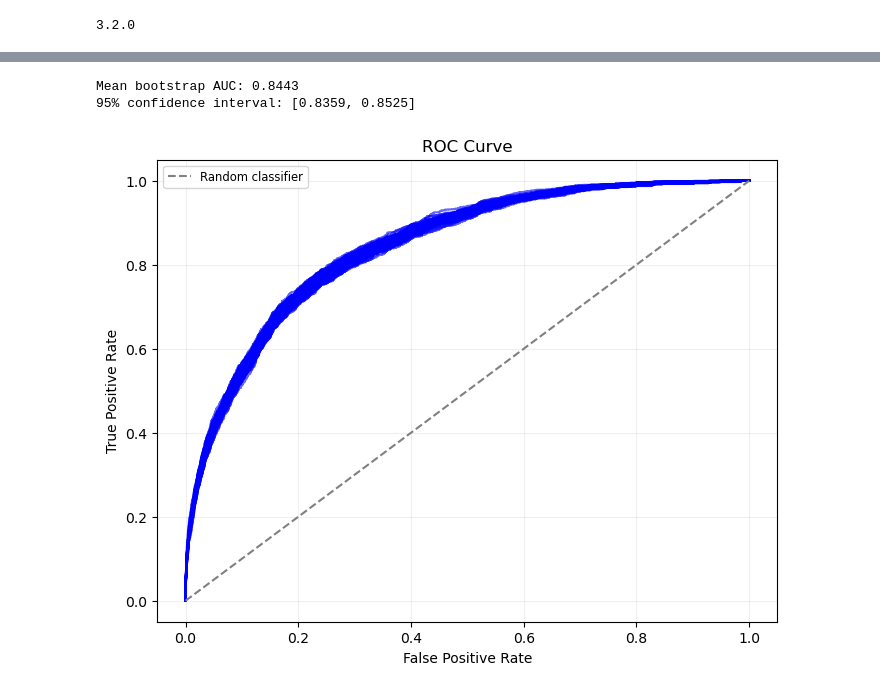
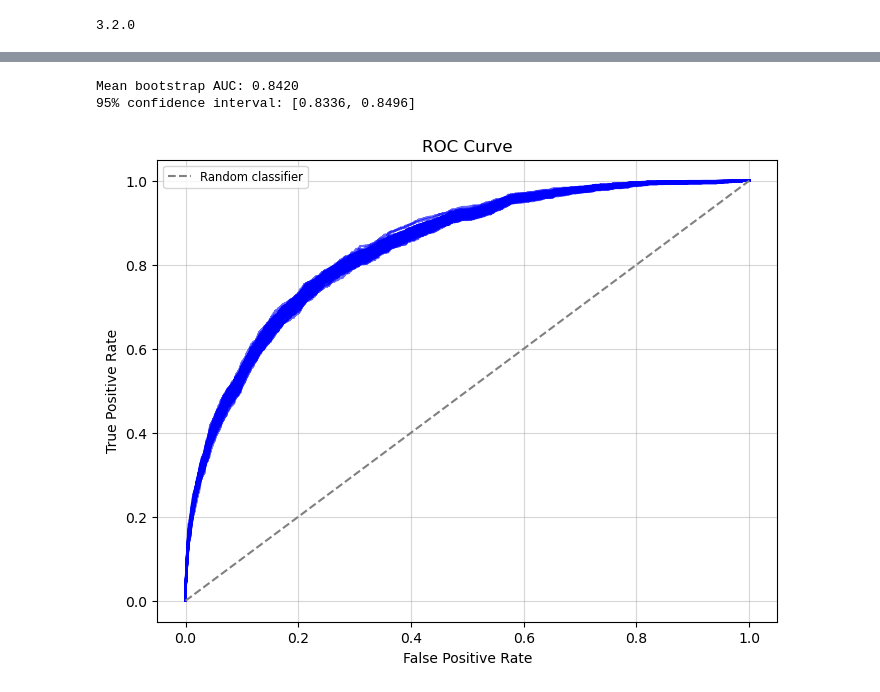
Before and after one commit to Anubhav3084/FinanceML-Course-Project, a Jupyter notebook: Project/Code/train_xgb.ipynb, the cells around one changed output, grey strips where cells are left out. Cells and saved outputs as stored; diff of their text form; code cells hidden in the pictures.

```diff
--- a/Project/Code/train_xgb.ipynb
+++ b/Project/Code/train_xgb.ipynb
@@ -42,5 +72,5 @@ for col in categorical_features:
     category_types[col] = dtype
 
     X_train[col] = X_train[col].astype(dtype)
-    X_test[col] = X_test[col].astype(dtype)
-    X_oot[col] = X_oot[col].astype(dtype)
+    X_oot1[col] = X_oot1[col].astype(dtype)
+    X_oot2[col] = X_oot2[col].astype(dtype)
@@ -61,7 +107,7 @@ xgb_model = xgb.XGBClassifier(
 # %%
 xgb_model.fit(
     X_train, y_train,
-    eval_set=[(X_train, y_train), (X_test, y_test)],
+    eval_set=[(X_train, y_train), (X_oot1, y_oot1)],
     verbose=50
 )
 # %% [output]
@@ -90,11 +137,11 @@ XGBClassifier(base_score=None, booster=None, callbacks=None,
 pickle.dump(xgb_model, open('../Artifacts/xgb_model_ratio_and_flag_features.pkl', 'wb'))
 # %%
 train_pred = xgb_model.predict_proba(X_train)[:, 1]
-test_pred = xgb_model.predict_proba(X_test)[:, 1]
-oot_pred = xgb_model.predict_proba(X_oot)[:, 1]
+oot1_pred = xgb_model.predict_proba(X_oot1)[:, 1]
+oot2_pred = xgb_model.predict_proba(X_oot2)[:, 1]
 # %%
 scores_train = pd.concat([ID_train, pd.DataFrame({'y_true': y_train, 'y_pred': train_pred})], axis=1)
-scores_test = pd.concat([ID_test, pd.DataFrame({'y_true': y_test, 'y_pred': test_pred})], axis=1)
-scores_oot = pd.concat([ID_oot, pd.DataFrame({'y_true': y_oot, 'y_pred': oot_pred})], axis=1)
+scores_oot1 = pd.concat([ID_oot1, pd.DataFrame({'y_true': y_oot1, 'y_pred': oot1_pred})], axis=1)
+scores_oot2 = pd.concat([ID_oot2, pd.DataFrame({'y_true': y_oot2, 'y_pred': oot2_pred})], axis=1)
 # %%
 scores_train.to_csv('../Model_scores/scores_train.csv', index=False)
@@ -162,36 +209,36 @@ feature_importance_df
 # %%
-y = scores_oot['y_true'].to_numpy()
-score = scores_oot['y_pred'].to_numpy()
+y = scores_oot2['y_true'].to_numpy()
+score = scores_oot2['y_pred'].to_numpy()
 
 n_bootstrap = 100
 rng = np.random.default_rng(42)
 aucs = []
 
 plt.figure(figsize=(8, 6))
 
 for i in tqdm(range(n_bootstrap)):
     indices = rng.choice(len(y), size=len(y), replace=True)
     y_bootstrap = y[indices]
     score_bootstrap = score[indices]
 
     roc_auc_bootstrap = roc_auc_score(y_bootstrap, score_bootstrap)
     aucs.append(roc_auc_bootstrap)
     fpr_bootstrap, tpr_bootstrap, _ = roc_curve(y_bootstrap, score_bootstrap)
 
     plt.plot(fpr_bootstrap, tpr_bootstrap, 'b', alpha=0.6)
 
 auc_mean = np.mean(aucs)
 auc_lower, auc_upper = np.percentile(aucs, [2.5, 97.5])
 print(f"Mean bootstrap AUC: {auc_mean:.4f}")
 print(f"95% confidence interval: [{auc_lower:.4f}, {auc_upper:.4f}]")
 plt.plot([0, 1], [0, 1], linestyle="--", color="gray", label="Random classifier")
 plt.xlabel("False Positive Rate")
 plt.ylabel("True Positive Rate")
 plt.title("ROC Curve")
 plt.legend(fontsize="small")
-plt.grid(alpha=0.2)
+plt.grid(alpha=0.5)
 plt.show()
 # %% [output]
-Mean bootstrap AUC: 0.8443
-95% confidence interval: [0.8359, 0.8525]
+Mean bootstrap AUC: 0.8420
+95% confidence interval: [0.8336, 0.8496]
-[figure, old version]
+[figure, new version]
```
Also changed, not shown: parts of 11 cells of this notebook, 25 other files.
